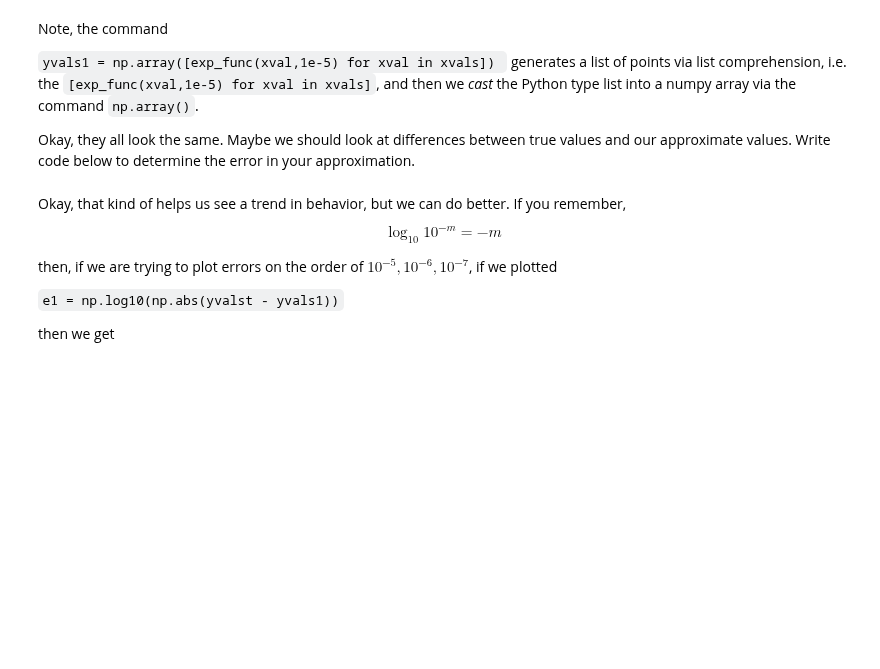
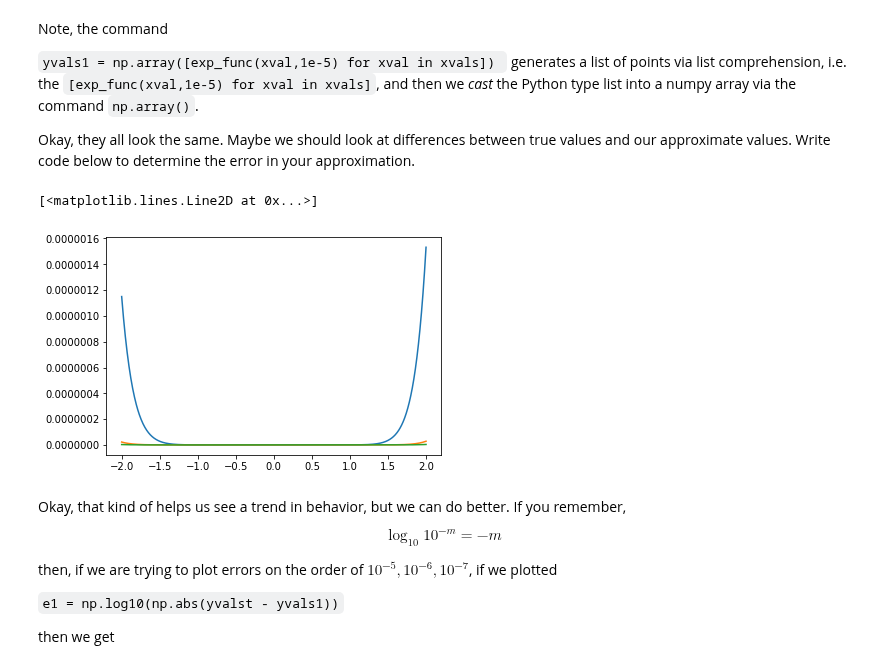
Before and after one commit to cwcurtis/Math-340-Notebooks, a Jupyter notebook: Lectures/Course_Lectures/Lecture_Three_Loops_and_Loops.ipynb, the cells around one changed output. Saved outputs shown, nothing was run; the diff lists cells and outputs as text; code cells hidden in the pictures; blank space fills up the shorter version.

```diff
--- a/Lectures/Course_Lectures/Lecture_Three_Loops_and_Loops.ipynb
+++ b/Lectures/Course_Lectures/Lecture_Three_Loops_and_Loops.ipynb
@@ -156,8 +195,15 @@ generates a list of points via list comprehension, i.e. the `[exp_func(xval,1e-5
 Okay, they all look the same.  Maybe we should look at differences between true values and our approximate values.  Write code below to determine the error in your approximation.
 # %%
 e1 = np.abs(yvalst - yvals1)
+e2 = np.abs(yvalst - yvals2)
+e3 = np.abs(yvalst - yvals3)
 
 plt.plot(xvals,e1)
+plt.plot(xvals,e2)
+plt.plot(xvals,e3)
+# %% [output]
+[<matplotlib.lines.Line2D at 0x...>]
+[figure, added]
 # %% [markdown]
 Okay, that kind of helps us see a trend in behavior, but we can do better.  If you remember,
 
```
Also changed, not shown: parts of 11 cells of this notebook, 1 other file.
